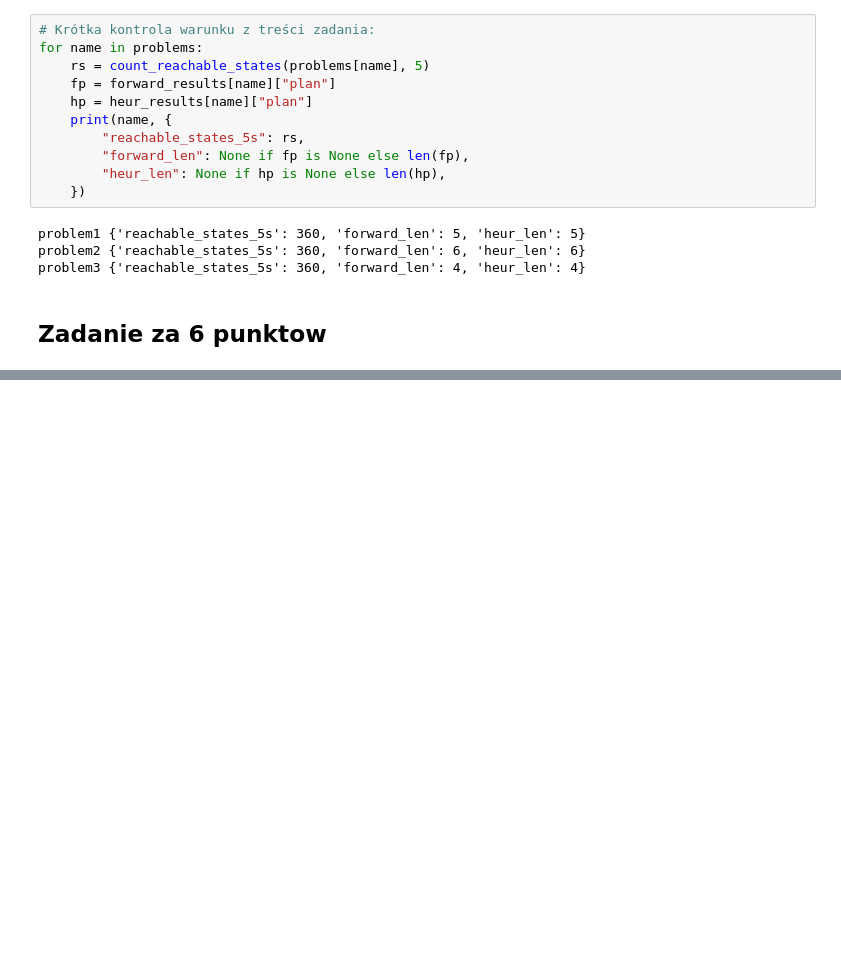
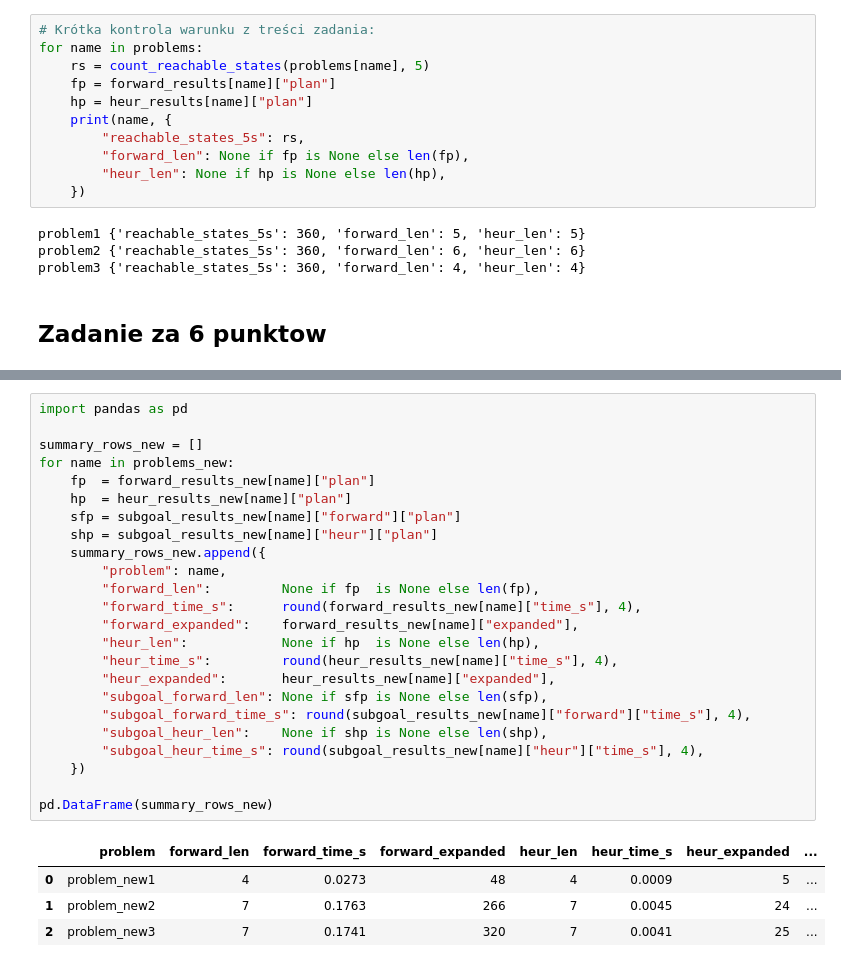
Before and after one commit to Mkoek213/inteligencja_obliczeniowa, a Jupyter notebook: lab02/02_lab.ipynb, the cells around one changed output, grey strips where cells are left out. Cells and saved outputs as stored; diff of their text form; blank space fills up the shorter version.

```diff
--- a/lab02/02_lab.ipynb
+++ b/lab02/02_lab.ipynb
@@ -776,0 +996,29 @@ plan łączny: move(b,t2,d), move(c,a,t2), move(b,d,c), move(a,t1,b)
+# %%
+import pandas as pd
+
+summary_rows_new = []
+for name in problems_new:
+    fp  = forward_results_new[name]["plan"]
+    hp  = heur_results_new[name]["plan"]
+    sfp = subgoal_results_new[name]["forward"]["plan"]
+    shp = subgoal_results_new[name]["heur"]["plan"]
+    summary_rows_new.append({
+        "problem": name,
+        "forward_len":         None if fp  is None else len(fp),
+        "forward_time_s":      round(forward_results_new[name]["time_s"], 4),
+        "forward_expanded":    forward_results_new[name]["expanded"],
+        "heur_len":            None if hp  is None else len(hp),
+        "heur_time_s":         round(heur_results_new[name]["time_s"], 4),
+        "heur_expanded":       heur_results_new[name]["expanded"],
+        "subgoal_forward_len": None if sfp is None else len(sfp),
+        "subgoal_forward_time_s": round(subgoal_results_new[name]["forward"]["time_s"], 4),
+        "subgoal_heur_len":    None if shp is None else len(shp),
+        "subgoal_heur_time_s": round(subgoal_results_new[name]["heur"]["time_s"], 4),
+    })
+
+pd.DataFrame(summary_rows_new)
+# %% [output]
+|  | problem | forward_len | forward_time_s | forward_expanded | heur_len | heur_time_s | heur_expanded | ... |
+| 0 | problem_new1 | 4 | 0.0273 | 48 | 4 | 0.0009 | 5 | ... |
+| 1 | problem_new2 | 7 | 0.1763 | 266 | 7 | 0.0045 | 24 | ... |
+| 2 | problem_new3 | 7 | 0.1741 | 320 | 7 | 0.0041 | 25 | ... |
```
Also changed, not shown: parts of 10 cells of this notebook.
